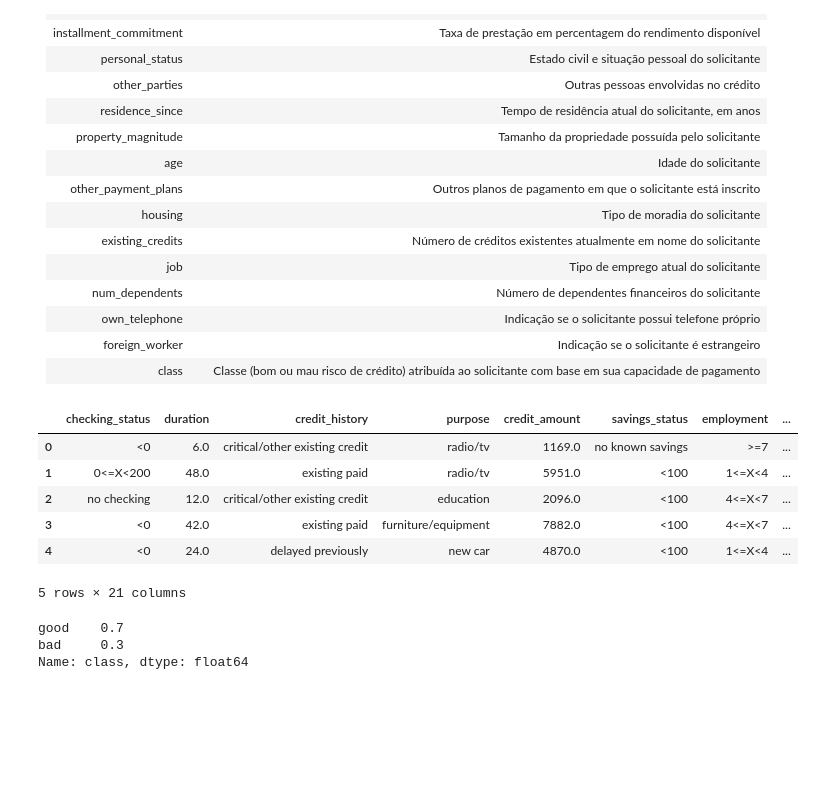
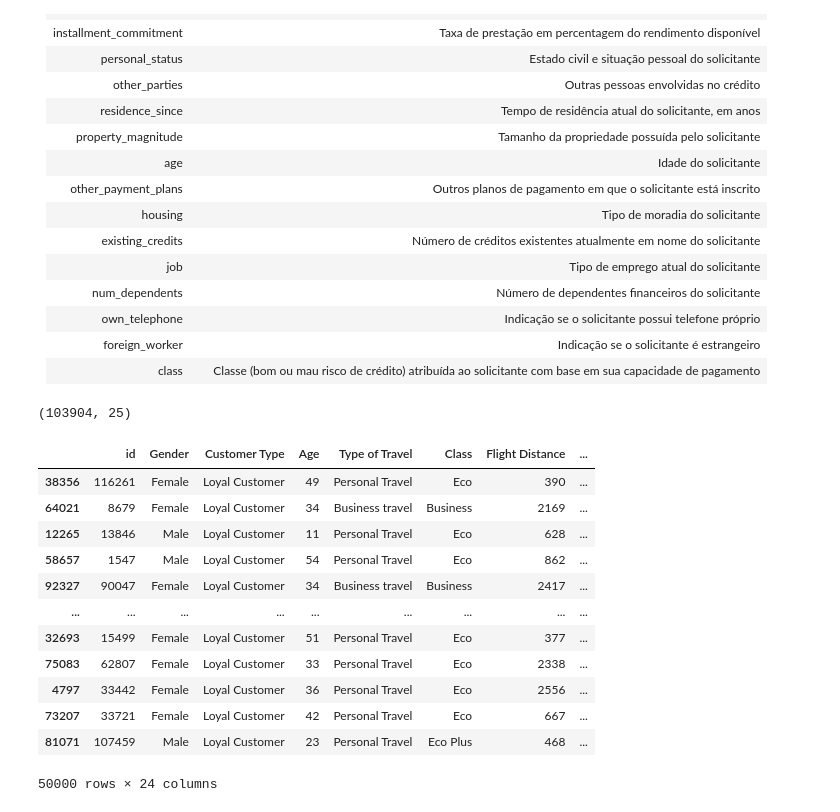
Before and after one commit to jlcunha/FundamentosDeMachineLearning, a Jupyter notebook: classification.ipynb, the cells around one changed output. Saved outputs shown, nothing was run; the diff lists cells and outputs as text; code cells hidden in the pictures; blank space fills up the shorter version.

Commit message:
new datasets

```diff
--- a/knn.ipynb
+++ b/classification.ipynb
@@ -18,7 +18,7 @@ from sklearn.preprocessing import MinMaxScaler
 from category_encoders.count import CountEncoder
 from sklearn.model_selection import train_test_split
 # %%
-url = "https://raw.githubusercontent.com/jlcunha/FundamentosDeMachineLearning/main/datasets/credit_customers.csv"
+url = "datasets/train.csv"
 data = pd.read_csv(url)
 # %% [markdown]
 |Nome do atributo |	Descrição |
@@ -45,21 +45,29 @@ data = pd.read_csv(url)
 |foreign_worker|	Indicação se o solicitante é estrangeiro |
 |class|	Classe (bom ou mau risco de crédito) atribuída ao solicitante com base em sua capacidade de pagamento |
 # %%
-data.head()
+data.shape
 # %% [output]
-|  | checking_status | duration | credit_history | purpose | credit_amount | savings_status | employment | ... |
-| 0 | <0 | 6.0 | critical/other existing credit | radio/tv | 1169.0 | no known savings | >=7 | ... |
-| 1 | 0<=X<200 | 48.0 | existing paid | radio/tv | 5951.0 | <100 | 1<=X<4 | ... |
-| 2 | no checking | 12.0 | critical/other existing credit | education | 2096.0 | <100 | 4<=X<7 | ... |
-| 3 | <0 | 42.0 | existing paid | furniture/equipment | 7882.0 | <100 | 4<=X<7 | ... |
-| 4 | <0 | 24.0 | delayed previously | new car | 4870.0 | <100 | 1<=X<4 | ... |
-5 rows × 21 columns
+(103904, 25)
-# %%
-data['class'].value_counts(normalize=True)
-# %% [output]
-good    0.7
-bad     0.3
-Name: class, dtype: float64
+# %%
+data = data.sample(50000)
+# %%
+data = data.drop(columns=['Unnamed: 0'])
+# %%
+train, test = data.
+# %% [output]
+|  | id | Gender | Customer Type | Age | Type of Travel | Class | Flight Distance | ... |
+| 38356 | 116261 | Female | Loyal Customer | 49 | Personal Travel | Eco | 390 | ... |
+| 64021 | 8679 | Female | Loyal Customer | 34 | Business travel | Business | 2169 | ... |
+| 12265 | 13846 | Male | Loyal Customer | 11 | Personal Travel | Eco | 628 | ... |
+| 58657 | 1547 | Male | Loyal Customer | 54 | Personal Travel | Eco | 862 | ... |
+| 92327 | 90047 | Female | Loyal Customer | 34 | Business travel | Business | 2417 | ... |
+| ... | ... | ... | ... | ... | ... | ... | ... | ... |
+| 32693 | 15499 | Female | Loyal Customer | 51 | Personal Travel | Eco | 377 | ... |
+| 75083 | 62807 | Female | Loyal Customer | 33 | Personal Travel | Eco | 2338 | ... |
+| 4797 | 33442 | Female | Loyal Customer | 36 | Personal Travel | Eco | 2556 | ... |
+| 73207 | 33721 | Female | Loyal Customer | 42 | Personal Travel | Eco | 667 | ... |
+| 81071 | 107459 | Male | Loyal Customer | 23 | Personal Travel | Eco Plus | 468 | ... |
+50000 rows × 24 columns
 # %%
 import hashlib
 from datetime import datetime
```
Also changed, not shown: 3 other files.
